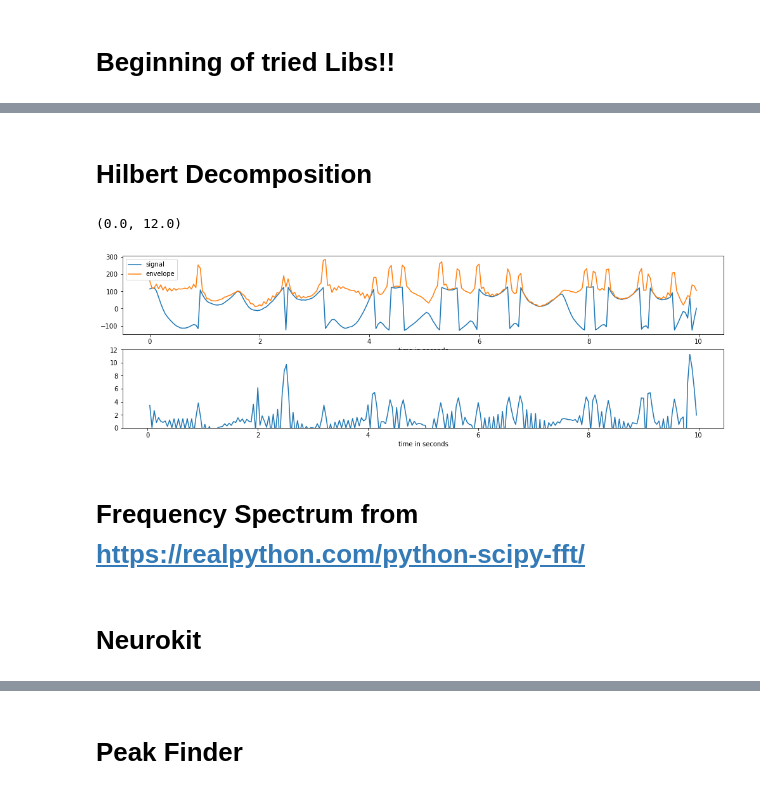
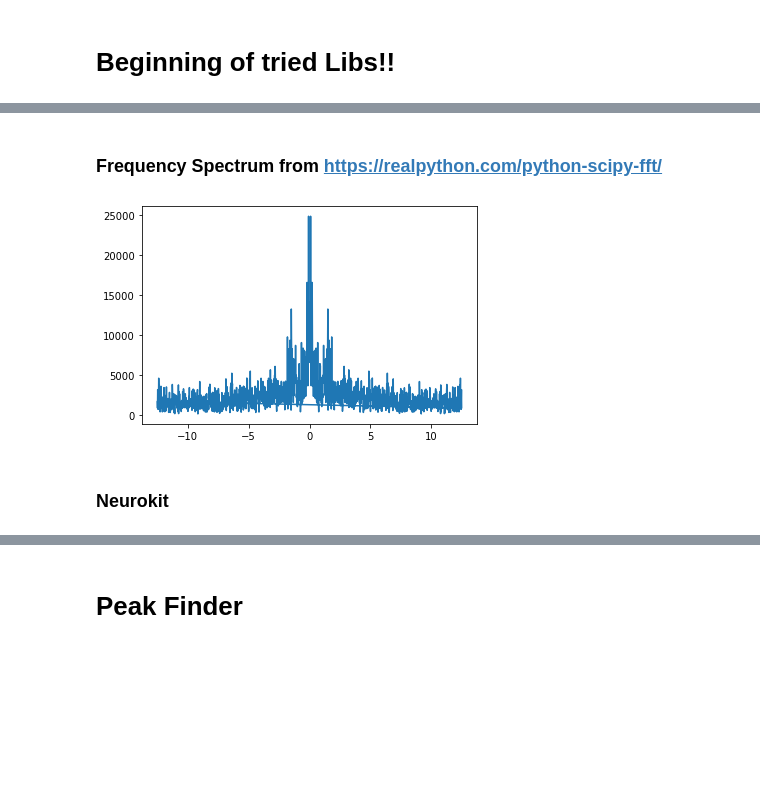
Before and after one commit to gaurav-95/PPG, a Jupyter notebook: Analyze_PPG.ipynb, the cells around one changed output, grey strips where cells are left out. Saved outputs shown, nothing was run; the diff lists cells and outputs as text; code cells hidden in the pictures; blank space fills up the shorter version.

```diff
--- a/Analyze_PPG.ipynb
+++ b/Analyze_PPG.ipynb
@@ -334,51 +352,21 @@ plt.plot(f[0:100])
-# %% [markdown]
-# Hilbert Decomposition
-# %%
-import numpy as np
-import matplotlib.pyplot as plt
-from scipy.signal import hilbert, chirp
-
-duration = timediff+1
-fs = 25.0
-samples = int(fs*duration)
-t = np.arange(samples) / fs
-
-analytic_signal = hilbert(readings)
-amplitude_envelope = np.abs(analytic_signal)
-instantaneous_phase = np.unwrap(np.angle(analytic_signal))
-instantaneous_frequency = (np.diff(instantaneous_phase) /
-                           (2.0*np.pi) * fs)
-
-fig = plt.figure(figsize=(17,5))
-ax0 = fig.add_subplot(211)
-ax0.plot(t, readings, label='signal')
-ax0.plot(t, amplitude_envelope, label='envelope')
-ax0.set_xlabel("time in seconds")
-ax0.legend()
-ax1 = fig.add_subplot(212)
-ax1.plot(t[1:], instantaneous_frequency)
-ax1.set_xlabel("time in seconds")
-ax1.set_ylim(0.0, 12.0)
-# %% [output]
-(0.0, 12.0)
-[figure, removed]
 # %% [markdown]
-# Frequency Spectrum from https://realpython.com/python-scipy-fft/
+### Frequency Spectrum from https://realpython.com/python-scipy-fft/
 # %%
 from scipy.fft import fft, fftfreq
 
 SAMPLE_RATE = 25
-DURATION = timediff+1
 # Number of samples in normalized_tone
-N = SAMPLE_RATE * DURATION
+N = (len(readings))
 
 yf = fft(readings)
 xf = fftfreq(N, 1 / SAMPLE_RATE)
 
 plt.plot(xf, np.abs(yf))
 plt.show()
+# %% [output]
+[figure, added]
 # %% [markdown]
-# Neurokit
+### Neurokit
 # %%
 import neurokit2 as nk
 signals, info = nk.ppg_process(readings, sampling_rate=25)
```
Also changed, not shown: parts of 49 cells of this notebook.
